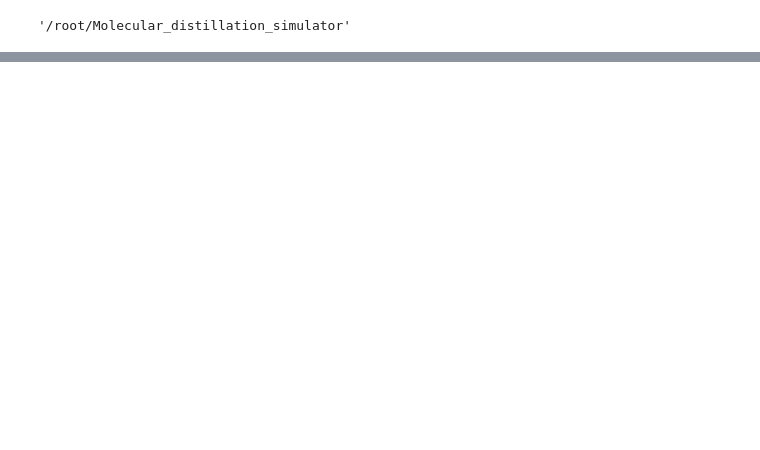
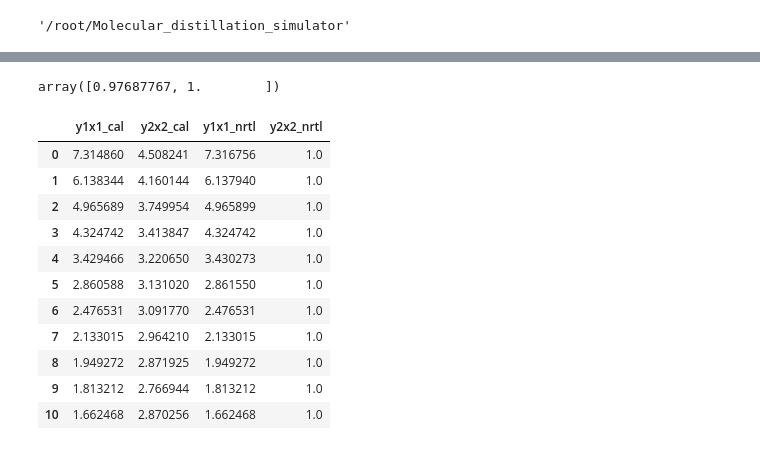
Before and after one commit to zhexingwang/Molecular_distillation_simulator, a Jupyter notebook: nrtl_my.ipynb, the cells around one changed output, grey strips where cells are left out. Drawn from its saved outputs; the diff is of its cells as text; code cells hidden in the pictures; blank space fills up the shorter version.

```diff
--- a/nrtl_my.ipynb
+++ b/nrtl_my.ipynb
@@ -163,0 +175,19 @@ TypeError: float() argument must be a string or a number, not 'function'
+# %%
+nrtl(T, x_fit[0], x_fit[1], x_fit[2], x_fit[3], x_ini)
+# %% [output]
+array([0.97687767, 1.        ])
+# %%
+df_yx
+# %% [output]
+|  | y1x1_cal | y2x2_cal | y1x1_nrtl | y2x2_nrtl |
+| 0 | 7.314860 | 4.508241 | 7.316756 | 1.0 |
+| 1 | 6.138344 | 4.160144 | 6.137940 | 1.0 |
+| 2 | 4.965689 | 3.749954 | 4.965899 | 1.0 |
+| 3 | 4.324742 | 3.413847 | 4.324742 | 1.0 |
+| 4 | 3.429466 | 3.220650 | 3.430273 | 1.0 |
+| 5 | 2.860588 | 3.131020 | 2.861550 | 1.0 |
+| 6 | 2.476531 | 3.091770 | 2.476531 | 1.0 |
+| 7 | 2.133015 | 2.964210 | 2.133015 | 1.0 |
+| 8 | 1.949272 | 2.871925 | 1.949272 | 1.0 |
+| 9 | 1.813212 | 2.766944 | 1.813212 | 1.0 |
+| 10 | 1.662468 | 2.870256 | 1.662468 | 1.0 |
```
Also changed, not shown: parts of 10 cells of this notebook.
